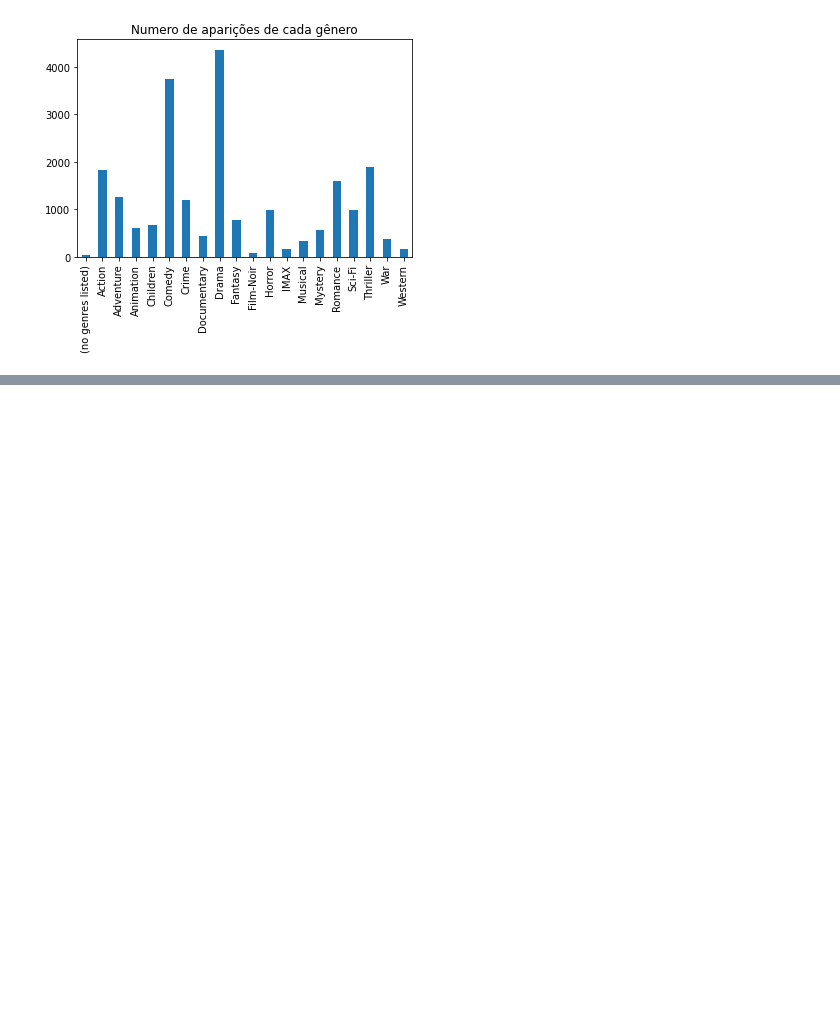
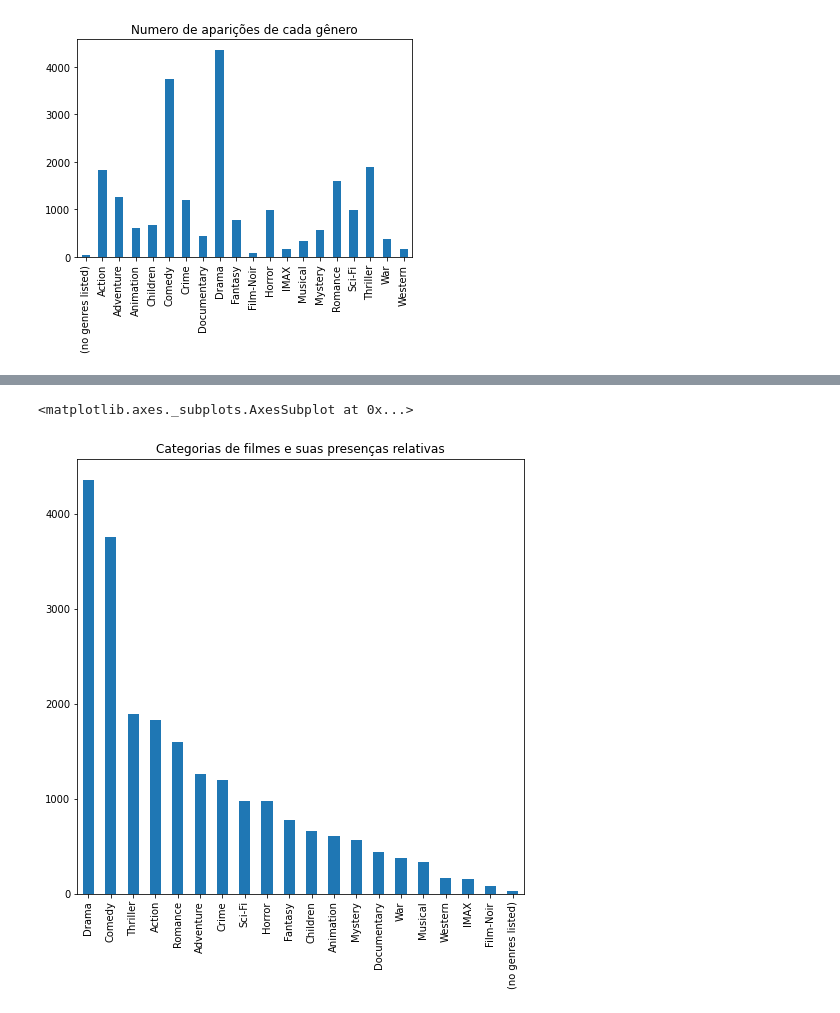
Before and after one commit to PatrickSilvaMenezes/Analise-de-Dados-em-Python-, a Jupyter notebook: Quarentena_Dados_FIlmes_Patrick.ipynb, the cells around one changed output, grey strips where cells are left out. Drawn from its saved outputs; the diff is of its cells as text; code cells hidden in the pictures; blank space fills up the shorter version.

```diff
--- a/Quarentena_Dados_FIlmes_Patrick.ipynb
+++ b/Quarentena_Dados_FIlmes_Patrick.ipynb
@@ -380,0 +509,8 @@ plt.show()
+# %%
+filmes["generos"].str.get_dummies(sep='|').sum().sort_values(ascending= False).plot(
+kind='bar',
+title='Categorias de filmes e suas presenças relativas',
+figsize=(8,8))
+# %% [output]
+<matplotlib.axes._subplots.AxesSubplot at 0x...>
+[figure, added]
```
Also changed, not shown: parts of 32 cells of this notebook.
